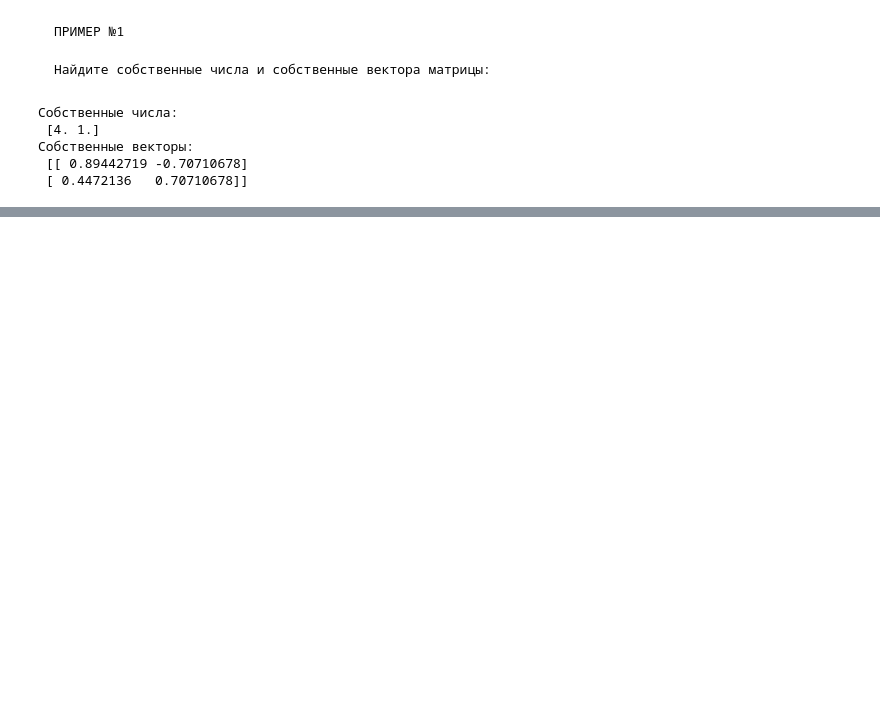
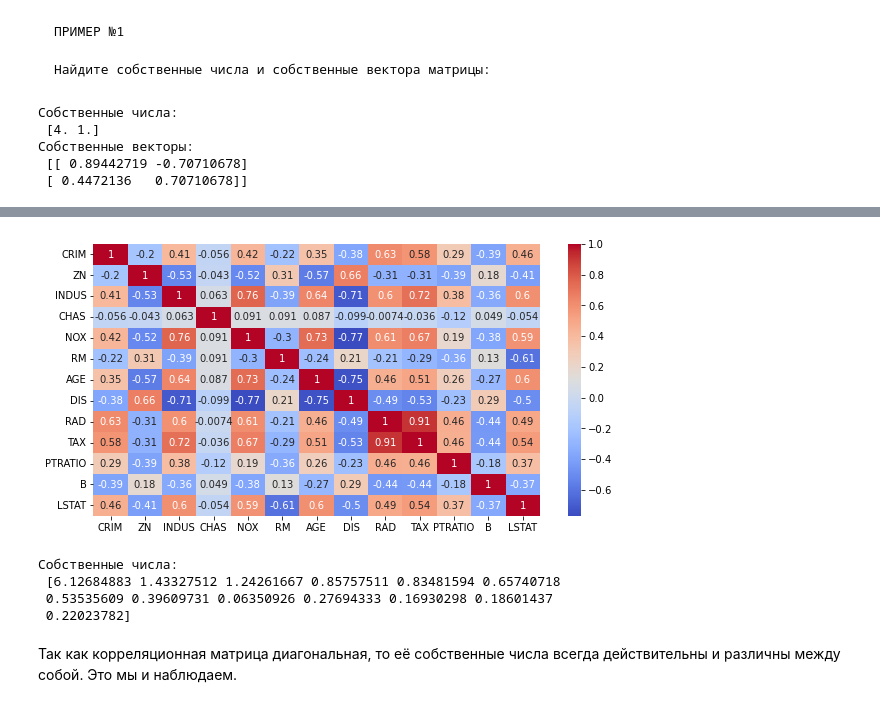
Before and after one commit to Motoborg/MATH_ML_3_dop, a Jupyter notebook: NB_Y_OLE_dop.ipynb, the cells around one changed output, grey strips where cells are left out. Drawn from its saved outputs; the diff is of its cells as text; code cells hidden in the pictures; blank space fills up the shorter version.

```diff
--- a/NB_Y_OLE_dop.ipynb
+++ b/NB_Y_OLE_dop.ipynb
@@ -33,0 +105,12 @@ print('Собственные векторы: \n', eig_vectors)
+# %%
+warnings.simplefilter(action='ignore', category=FutureWarning)
+
+# загружаем датасет
+boston = datasets.load_boston()
+#print(boston['DESCR'])
+boston_data = pd.DataFrame(
+    data=boston.data, #данные
+    columns=boston.feature_names #наименования столбцов
+)
+boston_data['PRICE']=boston.target
+boston_data.head()
@@ -33,0 +124,23 @@ print('Собственные векторы: \n', eig_vectors)
+# %%
+# Составим матрицу наблюдений, в которую войдут все исходные факторы и вектор целевой переменной:
+A = boston_data.drop('PRICE', axis=1)
+y = boston_data[['PRICE']]
+# %%
+# Затем составим корреляционную матрицу для исходных факторов:
+C = A.corr()
+fig = plt.figure(figsize=(10, 5))
+sns.heatmap(C, annot=True, cmap='coolwarm');
+# %% [output]
+[figure, added]
+# %%
+# вычисляем собственные числа и собственные векторы
+eig_values, eig_vectors = np.linalg.eig(C)
+print('Собственные числа: \n', eig_values)
+# print('Собственные векторы: \n', eig_vectors)
+# %% [output]
+Собственные числа:
+ [6.12684883 1.43327512 1.24261667 0.85757511 0.83481594 0.65740718
+ 0.53535609 0.39609731 0.06350926 0.27694333 0.16930298 0.18601437
+ 0.22023782]
+# %% [markdown]
+Так как корреляционная матрица диагональная, то её собственные числа всегда действительны и различны между собой. Это мы и наблюдаем.
```
Also changed, not shown: parts of 20 cells of this notebook.
